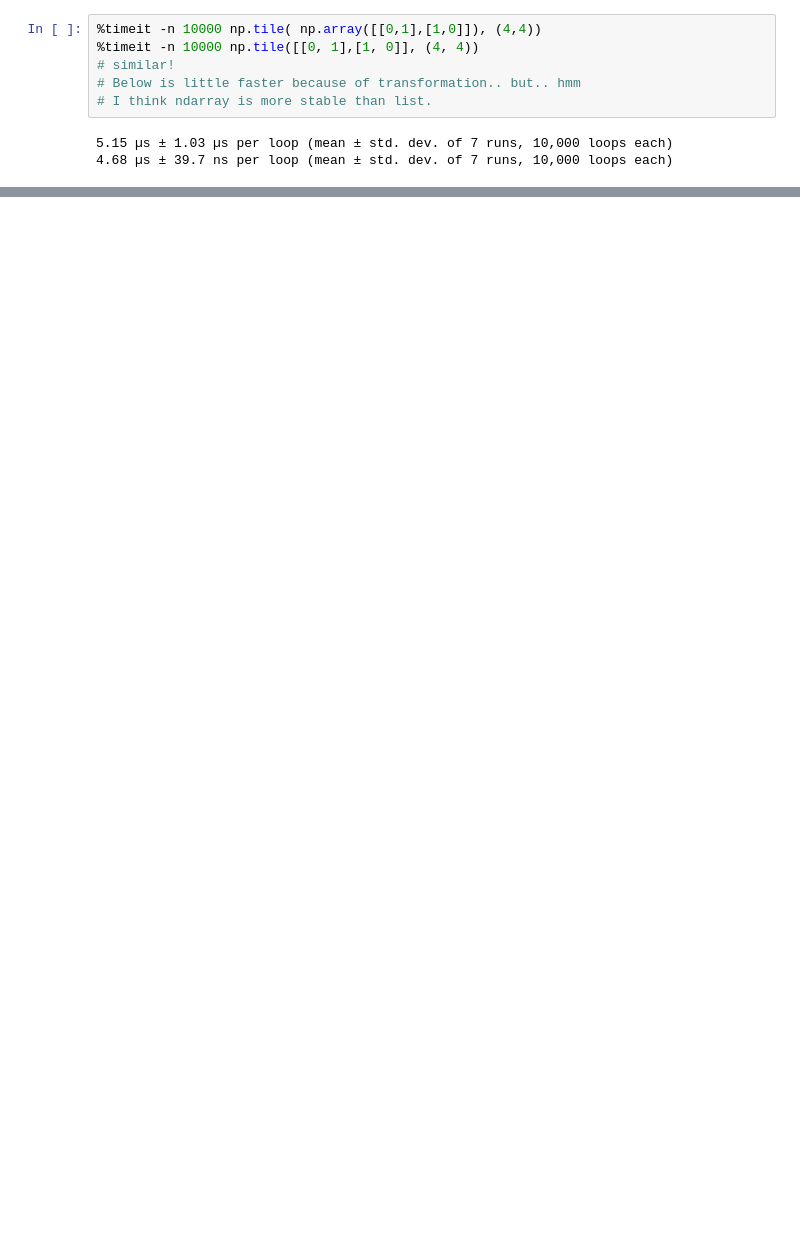
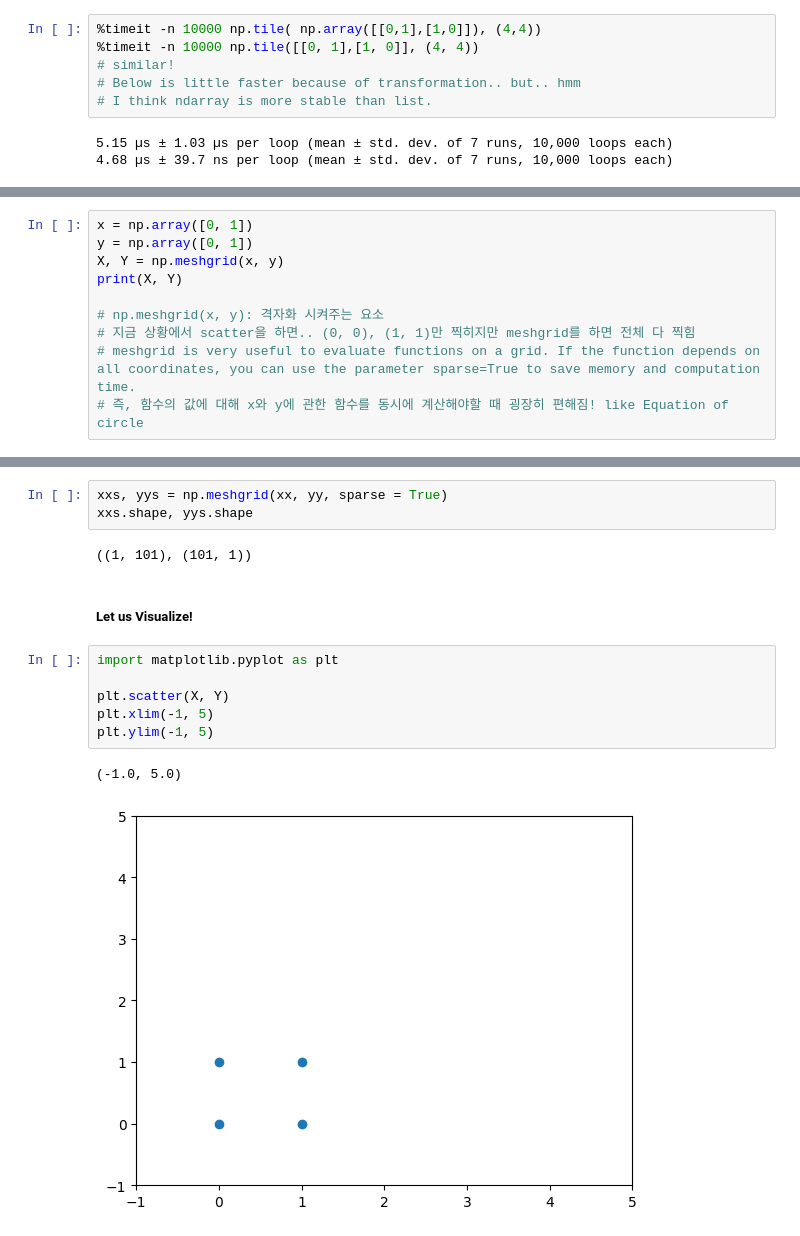
Before and after one commit to okaybody10/numpy-100, a Jupyter notebook: 100_Numpy_random.ipynb, the cells around one changed output, grey strips where cells are left out. Cells and saved outputs as stored; diff of their text form; blank space fills up the shorter version.

```diff
--- a/100_Numpy_random.ipynb
+++ b/100_Numpy_random.ipynb
@@ -123,0 +144,10 @@ numpy.ndarray
+# %%
+x = np.array([0, 1])
+y = np.array([0, 1])
+X, Y = np.meshgrid(x, y)
+print(X, Y)
+
+# np.meshgrid(x, y): 격자화 시켜주는 요소
+# 지금 상황에서 scatter을 하면.. (0, 0), (1, 1)만 찍히지만 meshgrid를 하면 전체 다 찍힘
+# meshgrid is very useful to evaluate functions on a grid. If the function depends on all coordinates, you can use the parameter sparse=True to save memory and computation time.
+# 즉, 함수의 값에 대해 x와 y에 관한 함수를 동시에 계산해야할 때 굉장히 편해짐! like Equation of circle
@@ -123,0 +166,16 @@ numpy.ndarray
+# %%
+xxs, yys = np.meshgrid(xx, yy, sparse = True)
+xxs.shape, yys.shape
+# %% [output]
+((1, 101), (101, 1))
+# %% [markdown]
+##### Let us Visualize!
+# %%
+import matplotlib.pyplot as plt
+
+plt.scatter(X, Y)
+plt.xlim(-1, 5)
+plt.ylim(-1, 5)
+# %% [output]
+(-1.0, 5.0)
+[figure, added]
```
Also changed, not shown: parts of 11 cells of this notebook.
